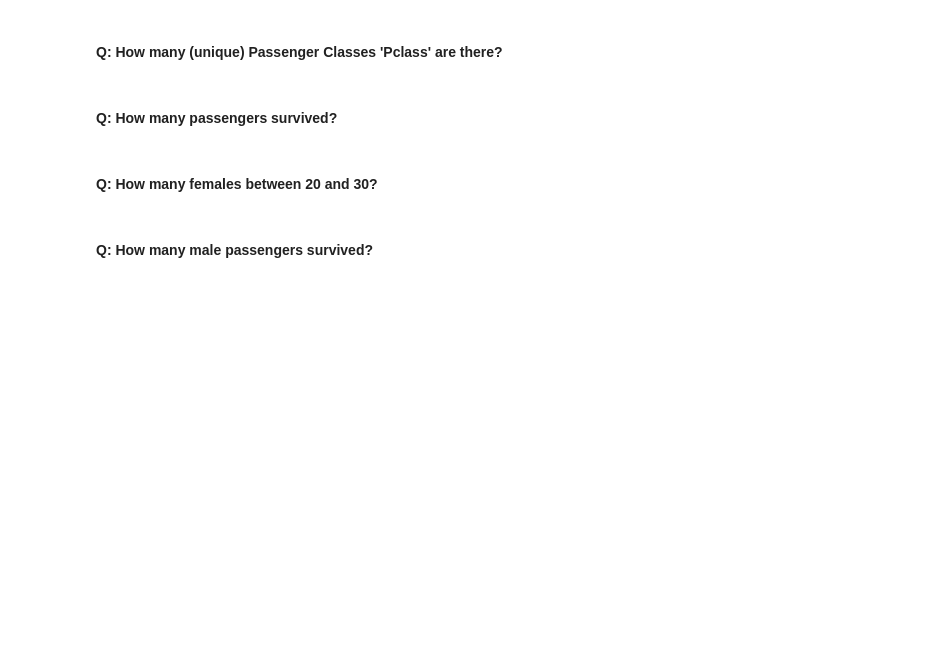
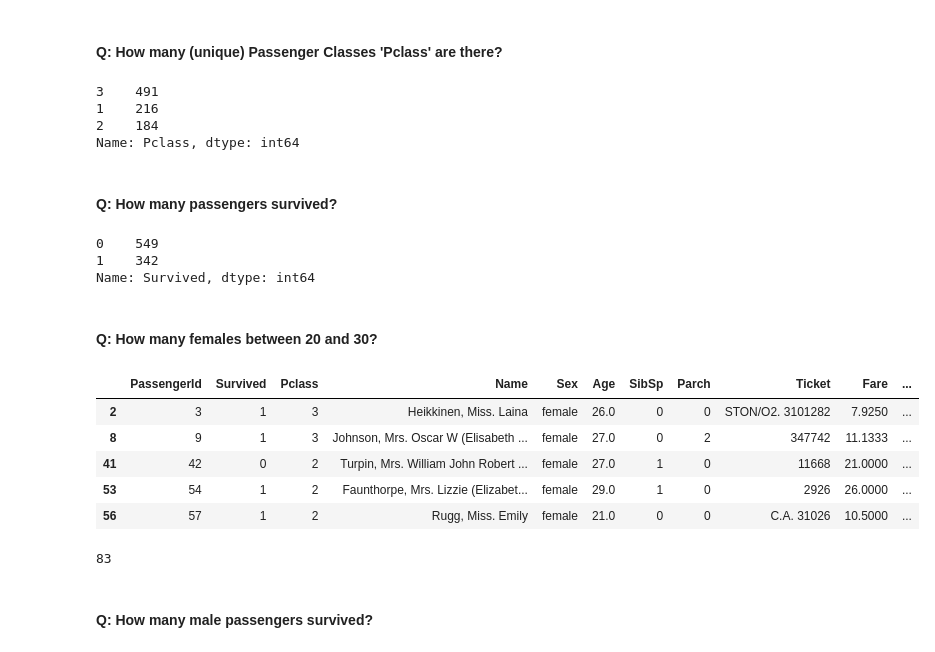
Before and after one commit to shahabeddin/GEC_Lab_IntroLevel, a Jupyter notebook: GEC_Level1_Lab1.ipynb, the cells around one changed output. Cells and saved outputs as stored; diff of their text form; code cells hidden in the pictures; blank space fills up the shorter version.

```diff
--- a/GEC_Level1_Lab1.ipynb
+++ b/GEC_Level1_Lab1.ipynb
@@ -58,10 +281,36 @@ d.describe()
 # %% [markdown]
 #### Q: How many (unique) Passenger Classes 'Pclass' are there?
+# %%
+d.Pclass.value_counts()
+# %% [output]
+3    491
+1    216
+2    184
+Name: Pclass, dtype: int64
 # %% [markdown]
 #### Q: How many passengers survived?
+# %%
+d.Survived.value_counts()
+# %% [output]
+0    549
+1    342
+Name: Survived, dtype: int64
 # %% [markdown]
 #### Q: How many females between 20 and 30?
 # %%
-len(d[(d.Sex == 'female') & (d.Age>=20) & (d.Age<=30)])
+d_F2030=d[(d.Sex == 'female') & (d.Age>=20) & (d.Age<=30)]
+# %%
+d_F2030.head()
+# %% [output]
+|  | PassengerId | Survived | Pclass | Name | Sex | Age | SibSp | Parch | Ticket | Fare | ... |
+| 2 | 3 | 1 | 3 | Heikkinen, Miss. Laina | female | 26.0 | 0 | 0 | STON/O2. 3101282 | 7.9250 | ... |
+| 8 | 9 | 1 | 3 | Johnson, Mrs. Oscar W (Elisabeth ... | female | 27.0 | 0 | 2 | 347742 | 11.1333 | ... |
+| 41 | 42 | 0 | 2 | Turpin, Mrs. William John Robert ... | female | 27.0 | 1 | 0 | 11668 | 21.0000 | ... |
+| 53 | 54 | 1 | 2 | Faunthorpe, Mrs. Lizzie (Elizabet... | female | 29.0 | 1 | 0 | 2926 | 26.0000 | ... |
+| 56 | 57 | 1 | 2 | Rugg, Miss. Emily | female | 21.0 | 0 | 0 | C.A. 31026 | 10.5000 | ... |
+# %%
+len(d_F2030)
+# %% [output]
+83
 # %% [markdown]
 #### Q: How many male passengers survived?
```
Also changed, not shown: parts of 39 cells of this notebook.
